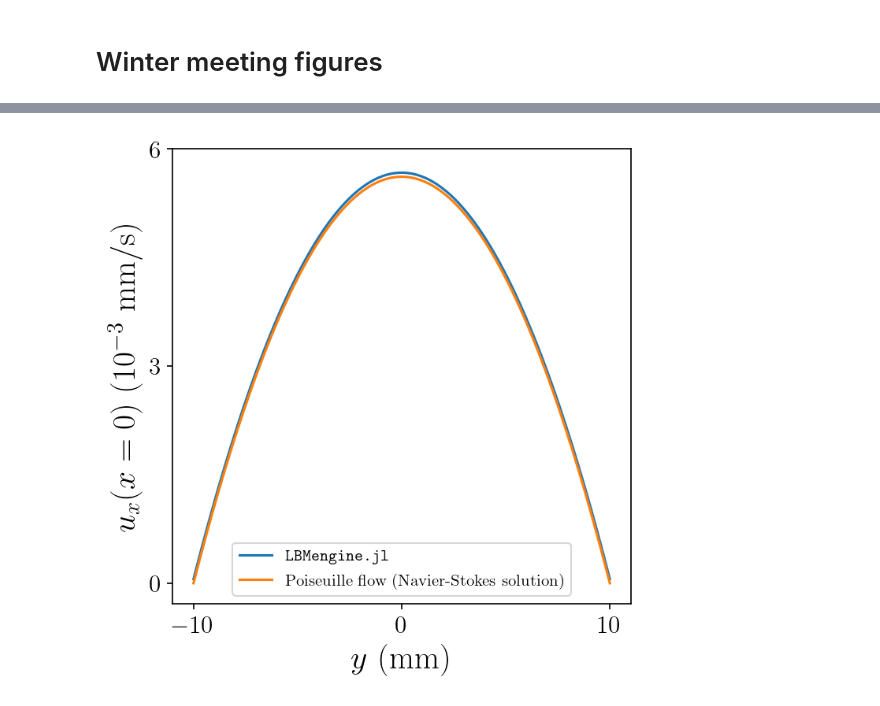
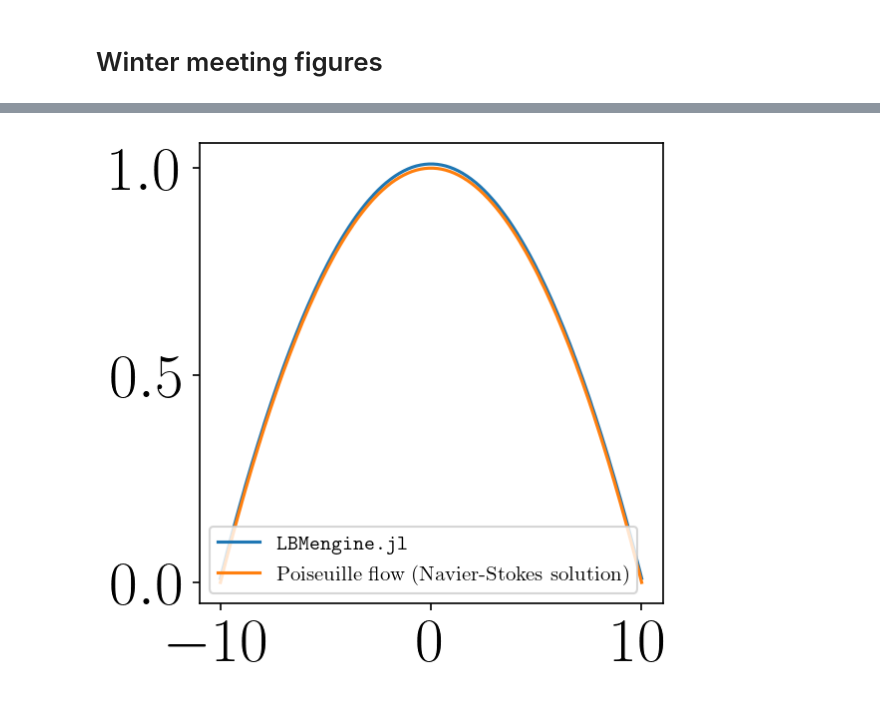
Before and after one commit to david16correa/LBM-benchmarks, a Jupyter notebook: 02 Poiseuille/notebook/main.ipynb, the cells around one changed output, grey strips where cells are left out. Cells and saved outputs as stored; diff of their text form; code cells hidden in the pictures.

```diff
--- a/02 Poiseuille/notebook/main.ipynb
+++ b/02 Poiseuille/notebook/main.ipynb
@@ -14,9 +14,9 @@ plt.rcParams.update({
     'font.family': 'serif',
     'text.usetex': True,
     'pgf.rcfonts': False,
-    'xtick.labelsize':15,
-    'ytick.labelsize':15,
-    'axes.labelsize':20,
+    'xtick.labelsize':30,
+    'ytick.labelsize':30,
+    'axes.labelsize':40,
 })
 
 import os
@@ -157,9 +50,0 @@ time = [pd.read_csv(dir + f"fluidTrj_{tick}.csv").time.values[0] for tick in tic
-# %%
-fig, ax = plt.subplots(figsize = (5,5))
-
-ax.plot(time, maximumFluidSpeed)
-ax.set_title("maximum fluid speed through the channel")
-ax.set_xlabel("$t$ (s)")
-ax.set_ylabel("$|u|$ (mm/s)")
-
-plt.show()
@@ -236,0 +60,3 @@ fluidDf = pd.read_csv(dir + f"fluidTrj_{ticks[-1]}.csv").set_index(["id_x","id_y
+# %%
+uC = F/(2*rho*nu) * h**2
+uC
@@ -313,38 +131,24 @@ plt.show()
 # %%
 def figureWM(df):
     df = df.query('coordinate_y <= 10 & coordinate_y >= -10')
 
-    F = 1e-4 # force density units
-    h = 10 # mm
-    rho = 1 # water density units
-    nu = 0.890 # (mm)²/(s)
-
-#     id = fluidDf.query("coordinate_x >= 0").reset_index().iloc[0].filter(["id_x"]).values[0]
-
-#     df = fluidDf.loc[id].filter(["coordinate_y", "fluidVelocity_x"])
     poiseuille_v = -F/(2*rho*nu) * (df.coordinate_y**2 - h**2); poiseuille_v = (poiseuille_v + abs(poiseuille_v))/2
 
-    fig, ax = plt.subplots(figsize = (5,5))
+    fig, ax = plt.subplots(figsize = (4,4))
 
-#     ax.axvline(-h, color = "k", alpha = 0.5)
-#     ax.axvline(h, color = "k", alpha = 0.5)
-#     ax.axvspan(-20, -h, color='gray', alpha=0.25)  # Shade the wall
-#     ax.axvspan(20, h, color='gray', alpha=0.25)  # Shade the wall
-
-    ax.plot(df.coordinate_y, df.fluidVelocity_x, label='\\texttt{LBMengine.jl}')
-    ax.plot(df.coordinate_y, poiseuille_v, label='Poiseuille flow (Navier-Stokes solution)')
-    ax.set_xlabel("$y$ (mm)")
+    ax.plot(df.coordinate_y, df.fluidVelocity_x/uC, label='\\texttt{LBMengine.jl}')
+    ax.plot(df.coordinate_y, poiseuille_v/uC, label='Poiseuille flow (Navier-Stokes solution)')
     ax.set_xticks([-10, 0, 10])
-    ax.set_ylabel("$u_x(x = 0)$ $(10^{-3}~\\mathrm{mm}/\\mathrm{s})$")
-    ax.set_yticks([0, 0.003, 0.006])
-    ax.set_yticklabels(['0', '3', '6'])
-    # ax.legend(loc='upper right')
+    ax.set_yticks([0, 0.5, 1])
     ax.legend()
 
     return fig, ax
 
+id = fluidDf.query("coordinate_x >= -10").reset_index().iloc[0].filter(["id_x"]).values[0]
+v_x = fluidDf.loc[id].filter(["coordinate_y", "fluidVelocity_x"])
+
 fig, ax = figureWM(v_x)
-plt.savefig("figure2.pdf", format="pdf", bbox_inches="tight")
+plt.savefig("figs/figure2.pdf", format="pdf", bbox_inches="tight")
 plt.show()
 # %% [output]
-[figure, old version]
+[figure, new version]
```
Also changed, not shown: parts of 24 cells of this notebook, 14 other files.
